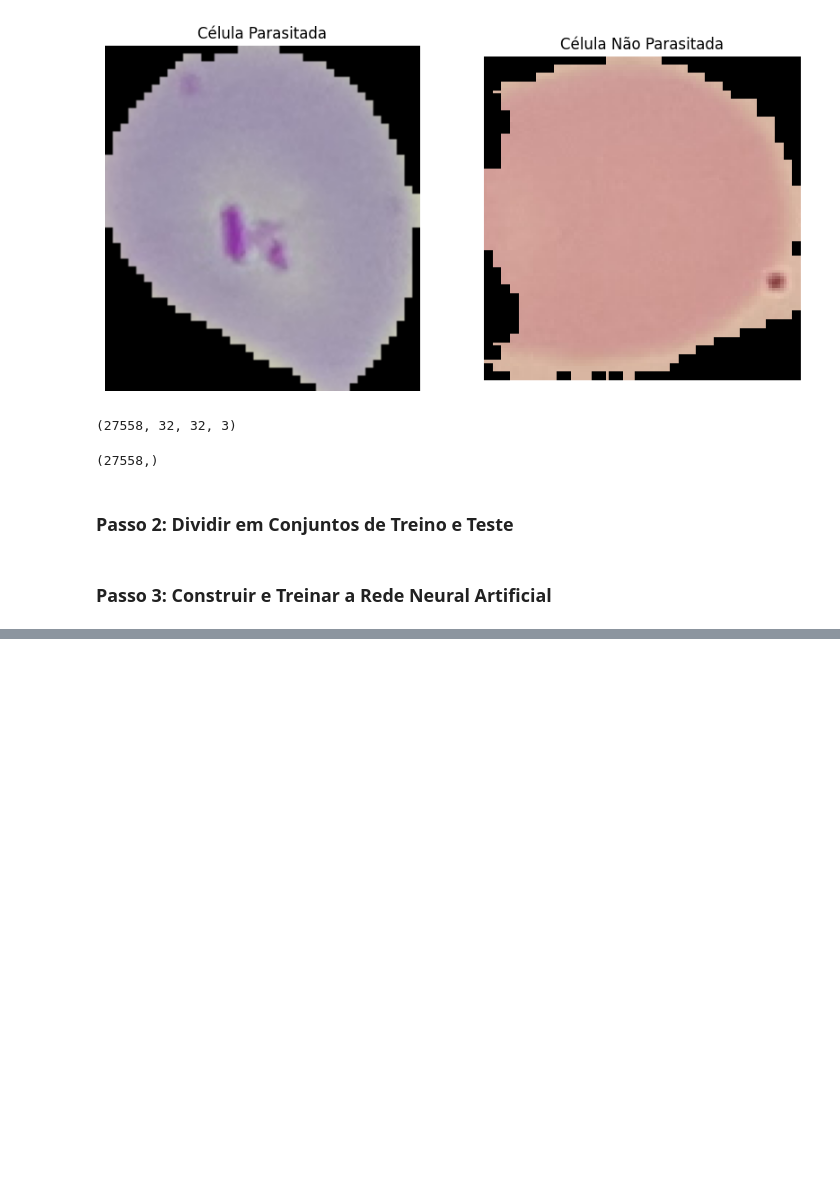
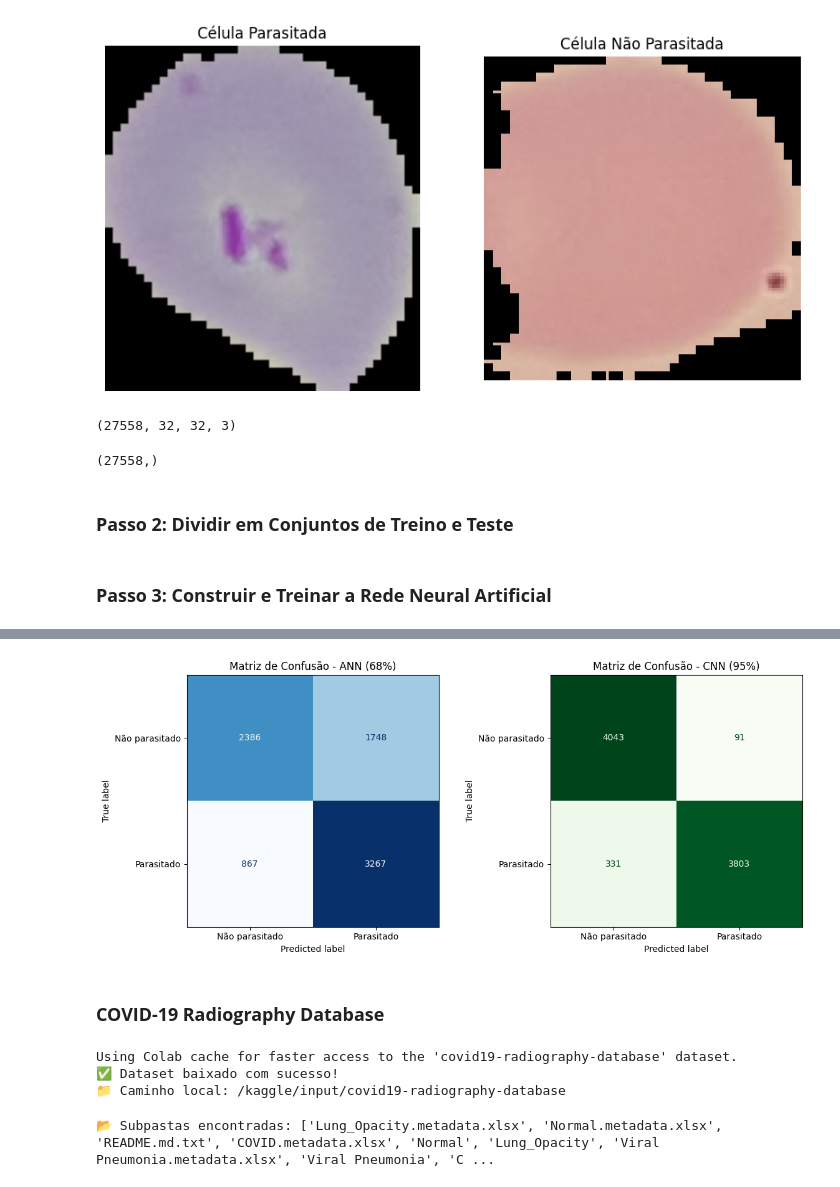
Before and after one commit to Carlos-Biologist/Automated-_Detection_and_Tracking_Pinnipeds_UAVs_YOLO26_-_BoT-SORT, a Jupyter notebook: Mallaria_Cell_COVID19_Radiography.ipynb, the cells around one changed output, grey strips where cells are left out. Cells and saved outputs as stored; diff of their text form; code cells hidden in the pictures; blank space fills up the shorter version.

```diff
--- a/Mallaria_Cell_COVID19_Radiography.ipynb
+++ b/Mallaria_Cell_COVID19_Radiography.ipynb
@@ -130,0 +305,8 @@ history = model.fit(X_train, y_train, epochs=5, batch_size=156,
+# %%
+# ===== CNN =====
+y_pred_probs_cnn = cnn_model.predict(X_test)
+y_pred_classes_cnn = np.argmax(y_pred_probs_cnn, axis=1)
+
+cm_cnn = confusion_matrix(y_test_classes, y_pred_classes_cnn)
+disp_cnn = ConfusionMatrixDisplay(confusion_matrix=cm_cnn,
+                                  display_labels=['Não parasitado', 'Parasitado'])
@@ -130,0 +315,49 @@ history = model.fit(X_train, y_train, epochs=5, batch_size=156,
+# %%
+# ===== Plot lado a lado =====
+fig, axes = plt.subplots(1, 2, figsize=(12, 5))
+
+# ANN
+disp_rna.plot(ax=axes[0], cmap='Blues', colorbar=False)
+axes[0].set_title('Matriz de Confusão - ANN (68%)')
+
+# CNN
+disp_cnn.plot(ax=axes[1], cmap='Greens', colorbar=False)
+axes[1].set_title('Matriz de Confusão - CNN (95%)')
+
+plt.tight_layout()
+plt.show()
+# %% [output]
+[figure, added]
+# %% [markdown]
+### **COVID-19 Radiography Database**
+# %%
+# ==========================================================
+# 1. Baixar dados
+# ==========================================================
+
+import kagglehub
+import os
+from collections import defaultdict
+
+# Download da versão mais recente
+path = kagglehub.dataset_download("tawsifurrahman/covid19-radiography-database")
+print("✅ Dataset baixado com sucesso!")
+print("📁 Caminho local:", path)
+# %% [output]
+Using Colab cache for faster access to the 'covid19-radiography-database' dataset.
+✅ Dataset baixado com sucesso!
+📁 Caminho local: /kaggle/input/covid19-radiography-database
+# %%
+# ==========================================================
+# 2. Detectar o diretório base (onde estão as pastas das classes)
+# ==========================================================
+
+from collections import defaultdict
+
+# Caminho base no ambiente Kaggle
+base_dir = "/kaggle/input/covid19-radiography-database/COVID-19_Radiography_Dataset"
+
+# Conferir estrutura principal
+print("📂 Subpastas encontradas:", os.listdir(base_dir))
+# %% [output]
+📂 Subpastas encontradas: ['Lung_Opacity.metadata.xlsx', 'Normal.metadata.xlsx', 'README.md.txt', 'COVID.metadata.xlsx', 'Normal', 'Lung_Opacity', 'Viral Pneumonia.metadata.xlsx', 'Viral Pneumonia', 'C ...
```
Also changed, not shown: parts of 23 cells of this notebook.
